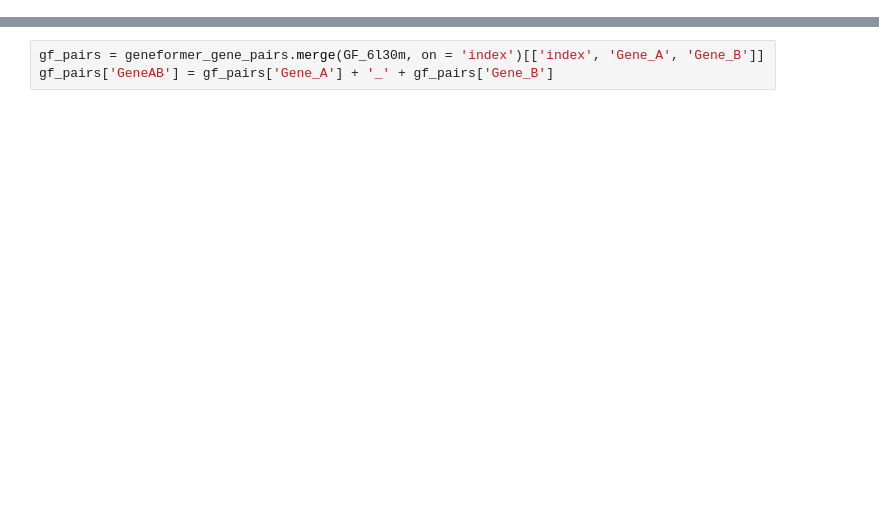
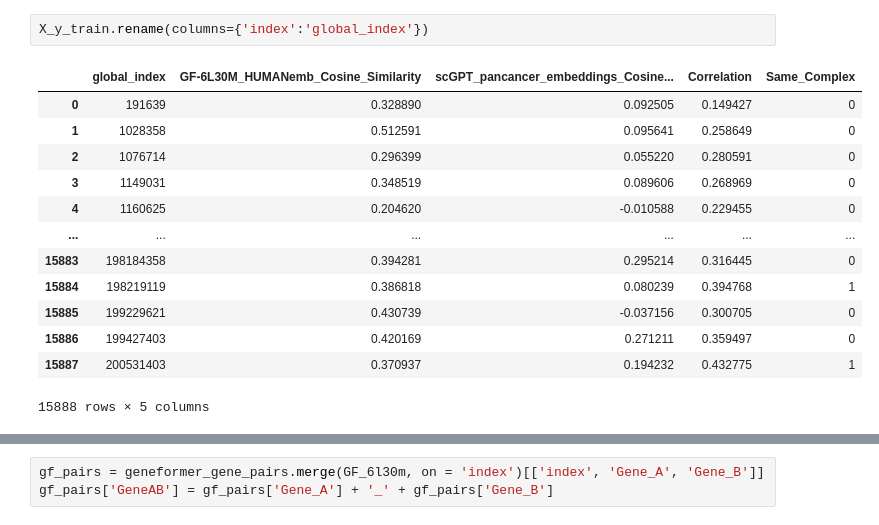
Before and after one commit to briannaflynn/gene_embedding_analysis, a Jupyter notebook: stratify_by_idx.ipynb, the cells around one changed output, grey strips where cells are left out. Cells and saved outputs as stored; diff of their text form; blank space fills up the shorter version.

```diff
--- a/stratify_by_idx.ipynb
+++ b/stratify_by_idx.ipynb
@@ -3,0 +536,16 @@ import pickle
+# %%
+X_y_train.rename(columns={'index':'global_index'})
+# %% [output]
+|  | global_index | GF-6L30M_HUMANemb_Cosine_Similarity | scGPT_pancancer_embeddings_Cosine... | Correlation | Same_Complex |
+| 0 | 191639 | 0.328890 | 0.092505 | 0.149427 | 0 |
+| 1 | 1028358 | 0.512591 | 0.095641 | 0.258649 | 0 |
+| 2 | 1076714 | 0.296399 | 0.055220 | 0.280591 | 0 |
+| 3 | 1149031 | 0.348519 | 0.089606 | 0.268969 | 0 |
+| 4 | 1160625 | 0.204620 | -0.010588 | 0.229455 | 0 |
+| ... | ... | ... | ... | ... | ... |
+| 15883 | 198184358 | 0.394281 | 0.295214 | 0.316445 | 0 |
+| 15884 | 198219119 | 0.386818 | 0.080239 | 0.394768 | 1 |
+| 15885 | 199229621 | 0.430739 | -0.037156 | 0.300705 | 0 |
+| 15886 | 199427403 | 0.420169 | 0.271211 | 0.359497 | 0 |
+| 15887 | 200531403 | 0.370937 | 0.194232 | 0.432775 | 1 |
+15888 rows × 5 columns
```
Also changed, not shown: parts of 59 cells of this notebook, 20 other files.
